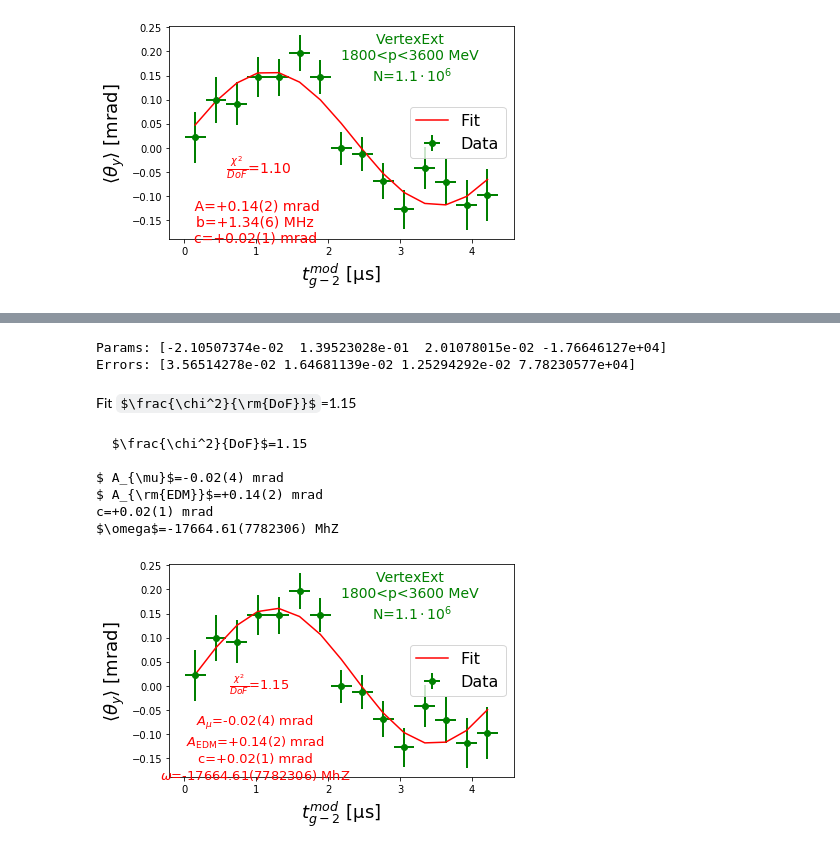
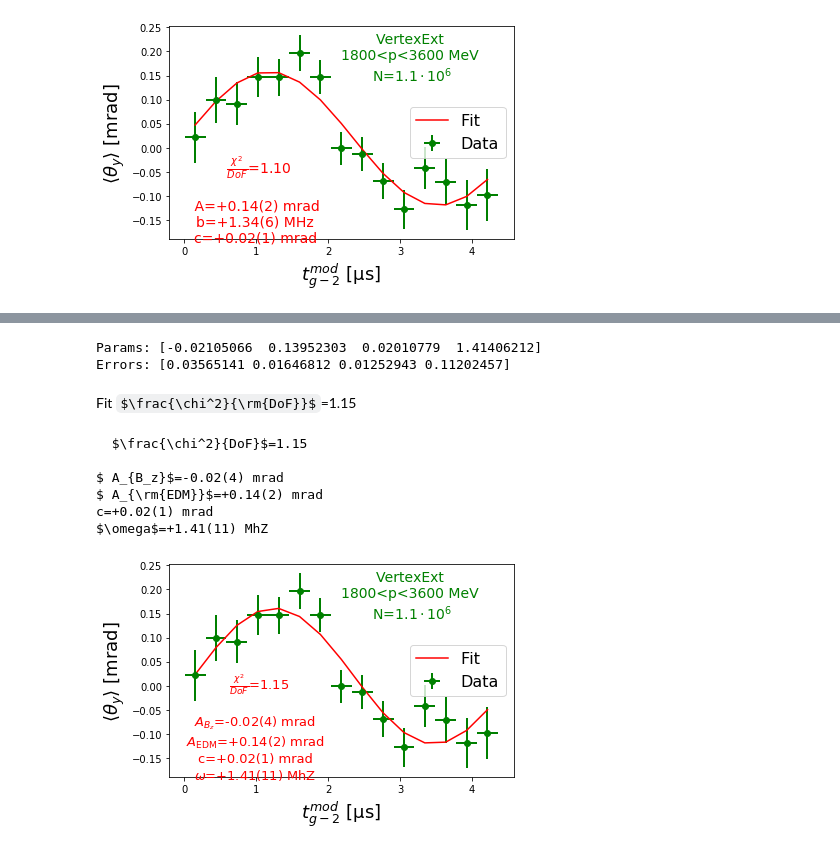
Before and after one commit to glukicov/EDMTracking, a Jupyter notebook: JupyterNB/SimpleEDMFits_largeEDM_simulation.ipynb, the cells around one changed output, grey strips where cells are left out. Saved outputs shown, nothing was run; the diff lists cells and outputs as text; code cells hidden in the pictures; some formulas as TeX source.

```diff
--- a/JupyterNB/SimpleEDMFits_largeEDM_simulation.ipynb
+++ b/JupyterNB/SimpleEDMFits_largeEDM_simulation.ipynb
@@ -112,24 +120,17 @@ c=+0.02(1) mrad
 # %%
 phi = 6.240
 
-sys.path.append("../Blinding/") # folder with Blinders and libBlinders.so
-from BlindersPy3 import Blinders
-from BlindersPy3 import FitType
-getBlinded = Blinders(FitType.Omega_a, "EDM all day")
-
-
-def thetaY_blinded(t, *pars):
-    A_mu  = pars[0]
+def thetaY_unblinded_phase(t, *pars, phi=phi):
+    A_bz  = pars[0]
     A_edm = pars[1]
     c     = pars[2]
-    R     = pars[3]
+    omega = pars[3]
 
-    omega = getBlinded.paramToFreq(R)
-    return A_mu * np.cos(omega * t + phi) + A_edm * np.sin(omega * t + phi) + c
+    return A_bz * np.cos(omega * t + phi) + A_edm * np.sin(omega * t + phi) + c
 
 #function, X, Y, [starting par]
 # Levenberg-Marquardt algorithm as implemented in MINPACK
-par, pcov = optimize.curve_fit(thetaY_blinded, x, y, sigma=y_err, p0=[0.0, 0.18, -0.06, 1198], absolute_sigma=False, method='lm')
+par, pcov = optimize.curve_fit(thetaY_blinded, x, y, sigma=y_err, p0=[0.0, 0.17, 0.0, 1.0], absolute_sigma=False, method='lm')
 
 par_e = np.sqrt(np.diag(pcov))
 
@@ -138,8 +139,8 @@ print("Errors:", par_e)
 chi2_ndf, chi2, ndf=cu.chi2_ndf(x, y, y_err, thetaY_blinded, par)
 Latex( r"Fit $\frac{\chi^2}{\rm{DoF}}$="+str(round(chi2_ndf,2)) )
 # %% [output]
-Params: [-2.10507374e-02  1.39523028e-01  2.01078015e-02 -1.76646127e+04]
-Errors: [3.56514278e-02 1.64681139e-02 1.25294292e-02 7.78230577e+04]
+Params: [-0.02105066  0.13952303  0.02010779  1.41406212]
+Errors: [0.03565141 0.01646812 0.01252943 0.11202457]
 Fit $\frac{\chi^2}{\rm{DoF}}$=1.15
 # %%
 fig, ax = plt.subplots()
@@ -148,34 +149,34 @@ ax.plot(x, thetaY_blinded(x, *par), color="red", label='Fit')
 ax.legend(loc='best')
 ax.set_ylabel(df_info['y_label'][0], fontsize=16)
 ax.set_xlabel(df_info['x_label'][0], fontsize=16)
 
 # deal with fitter parameters
-parNames=[r"$ A_{\mu}$", r"$ A_{\rm{EDM}}$", "c", r"$\omega$"]
+parNames=[r"$ A_{B_z}$", r"$ A_{\rm{EDM}}$", "c", r"$\omega$"]
 units=["mrad", "mrad", "mrad", "MhZ"]
 prec=2
 #form complex legends
 legend1_chi2=cu.legend1_fit(chi2_ndf)
 legned1_par=""
 legned1_par=cu.legend_par(legned1_par,  parNames, par, par_e, units)
 legend1=legend1_chi2+"\n"+legned1_par
 print(legend1)
 legend2=df_info['data_type'][0]+"\n"+df_info["p_cut"][0]+"\n N="+cu.sci_notation(df_info['N'][0])
 
 #place on the plot and save
 y1,y2,x1,x2=0.2,0.85,0.25,0.70
 cu.textL(ax, x1, y1, legend1, font_size=13, color="red")
 cu.textL(ax, x2, y2, legend2, font_size=14)
 ax.legend(loc='center right', fontsize=16)
 ax.set_ylabel(df_info['y_label'][0], fontsize=18)
 ax.set_xlabel(df_info['x_label'][0], fontsize=18)
 plt.tight_layout()
 
 plt.savefig("../fig/testFit.png", dpi=300)
 # %% [output]
   $\frac{\chi^2}{DoF}$=1.15
 
-$ A_{\mu}$=-0.02(4) mrad
+$ A_{B_z}$=-0.02(4) mrad
 $ A_{\rm{EDM}}$=+0.14(2) mrad
 c=+0.02(1) mrad
-$\omega$=-17664.61(7782306) MhZ
+$\omega$=+1.41(11) MhZ
-[figure, old version]
+[figure, new version]
```
Also changed, not shown: parts of 4 cells of this notebook, 4 other files.
